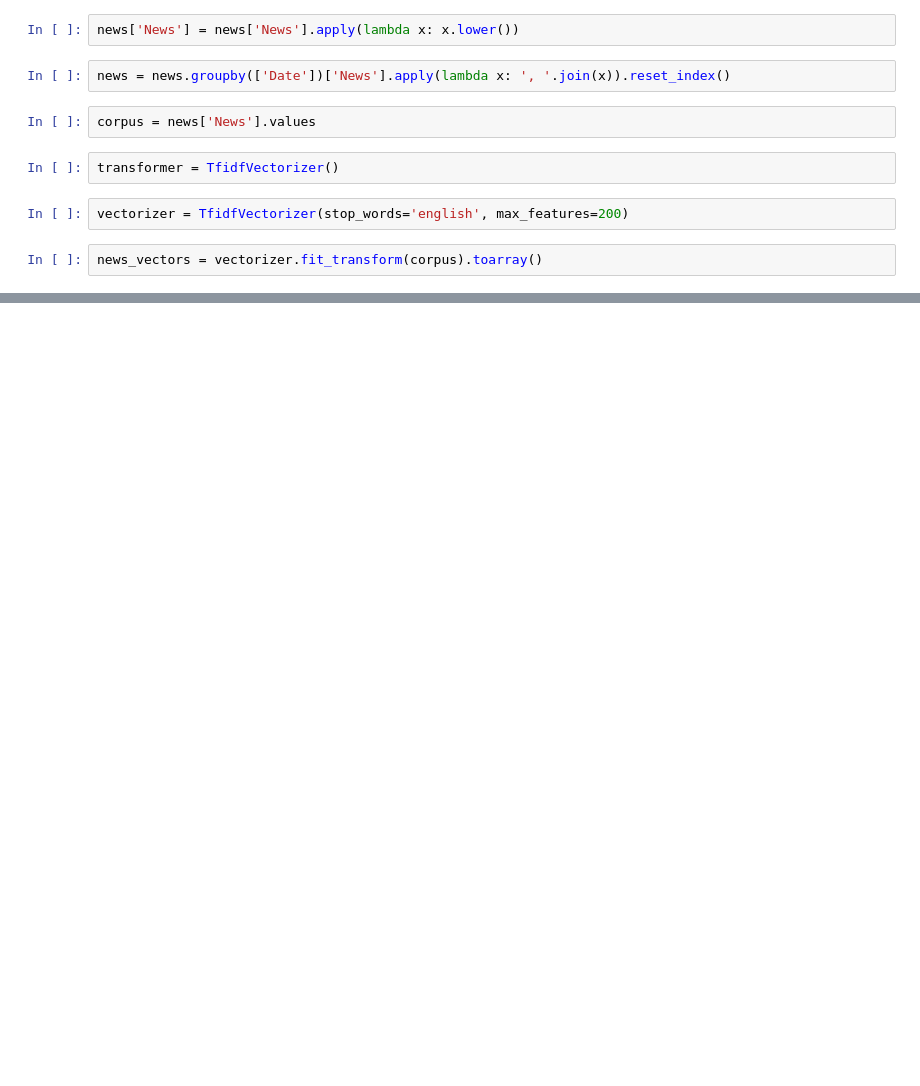
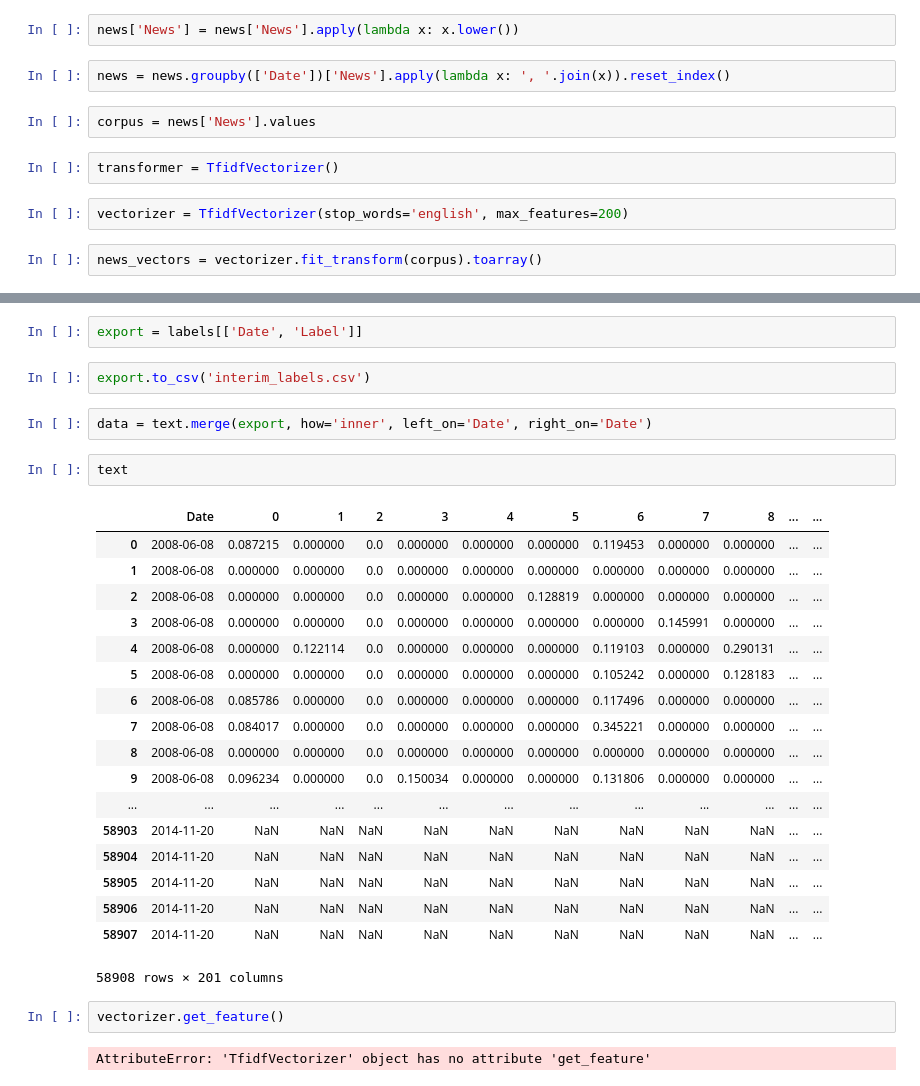
Before and after one commit to mackdelany/NLP-stock-price-prediction, a Jupyter notebook: notebooks/News Processing.ipynb, the cells around one changed output, grey strips where cells are left out. Saved outputs shown, nothing was run; the diff lists cells and outputs as text; blank space fills up the shorter version.

```diff
--- a/notebooks/News Processing.ipynb
+++ b/notebooks/News Processing.ipynb
@@ -61,0 +100,31 @@ pd.concat([news.Date, pd.DataFrame(news_vectors)], axis=1)
+# %%
+export = labels[['Date', 'Label']]
+# %%
+export.to_csv('interim_labels.csv')
+# %%
+data = text.merge(export, how='inner', left_on='Date', right_on='Date')
+# %%
+text
+# %% [output]
+|  | Date | 0 | 1 | 2 | 3 | 4 | 5 | 6 | 7 | 8 | ... | ... |
+| 0 | 2008-06-08 | 0.087215 | 0.000000 | 0.0 | 0.000000 | 0.000000 | 0.000000 | 0.119453 | 0.000000 | 0.000000 | ... | ... |
+| 1 | 2008-06-08 | 0.000000 | 0.000000 | 0.0 | 0.000000 | 0.000000 | 0.000000 | 0.000000 | 0.000000 | 0.000000 | ... | ... |
+| 2 | 2008-06-08 | 0.000000 | 0.000000 | 0.0 | 0.000000 | 0.000000 | 0.128819 | 0.000000 | 0.000000 | 0.000000 | ... | ... |
+| 3 | 2008-06-08 | 0.000000 | 0.000000 | 0.0 | 0.000000 | 0.000000 | 0.000000 | 0.000000 | 0.145991 | 0.000000 | ... | ... |
+| 4 | 2008-06-08 | 0.000000 | 0.122114 | 0.0 | 0.000000 | 0.000000 | 0.000000 | 0.119103 | 0.000000 | 0.290131 | ... | ... |
+| 5 | 2008-06-08 | 0.000000 | 0.000000 | 0.0 | 0.000000 | 0.000000 | 0.000000 | 0.105242 | 0.000000 | 0.128183 | ... | ... |
+| 6 | 2008-06-08 | 0.085786 | 0.000000 | 0.0 | 0.000000 | 0.000000 | 0.000000 | 0.117496 | 0.000000 | 0.000000 | ... | ... |
+| 7 | 2008-06-08 | 0.084017 | 0.000000 | 0.0 | 0.000000 | 0.000000 | 0.000000 | 0.345221 | 0.000000 | 0.000000 | ... | ... |
+| 8 | 2008-06-08 | 0.000000 | 0.000000 | 0.0 | 0.000000 | 0.000000 | 0.000000 | 0.000000 | 0.000000 | 0.000000 | ... | ... |
+| 9 | 2008-06-08 | 0.096234 | 0.000000 | 0.0 | 0.150034 | 0.000000 | 0.000000 | 0.131806 | 0.000000 | 0.000000 | ... | ... |
+| ... | ... | ... | ... | ... | ... | ... | ... | ... | ... | ... | ... | ... |
+| 58903 | 2014-11-20 | NaN | NaN | NaN | NaN | NaN | NaN | NaN | NaN | NaN | ... | ... |
+| 58904 | 2014-11-20 | NaN | NaN | NaN | NaN | NaN | NaN | NaN | NaN | NaN | ... | ... |
+| 58905 | 2014-11-20 | NaN | NaN | NaN | NaN | NaN | NaN | NaN | NaN | NaN | ... | ... |
+| 58906 | 2014-11-20 | NaN | NaN | NaN | NaN | NaN | NaN | NaN | NaN | NaN | ... | ... |
+| 58907 | 2014-11-20 | NaN | NaN | NaN | NaN | NaN | NaN | NaN | NaN | NaN | ... | ... |
+58908 rows × 201 columns
+# %%
+vectorizer.get_feature()
+# %% [output]
+AttributeError: 'TfidfVectorizer' object has no attribute 'get_feature'
```
Also changed, not shown: parts of 10 cells of this notebook, 1 other file.
